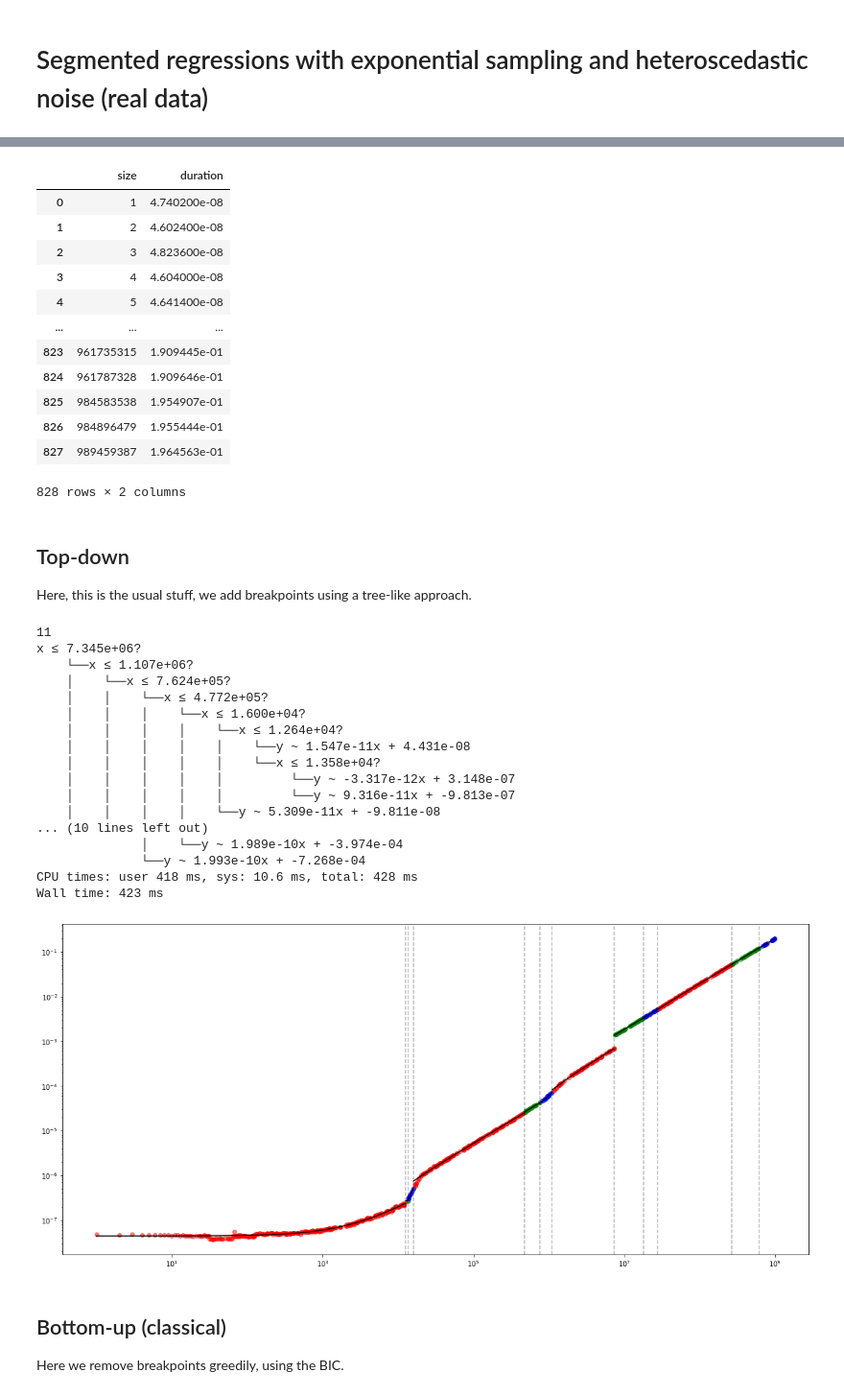
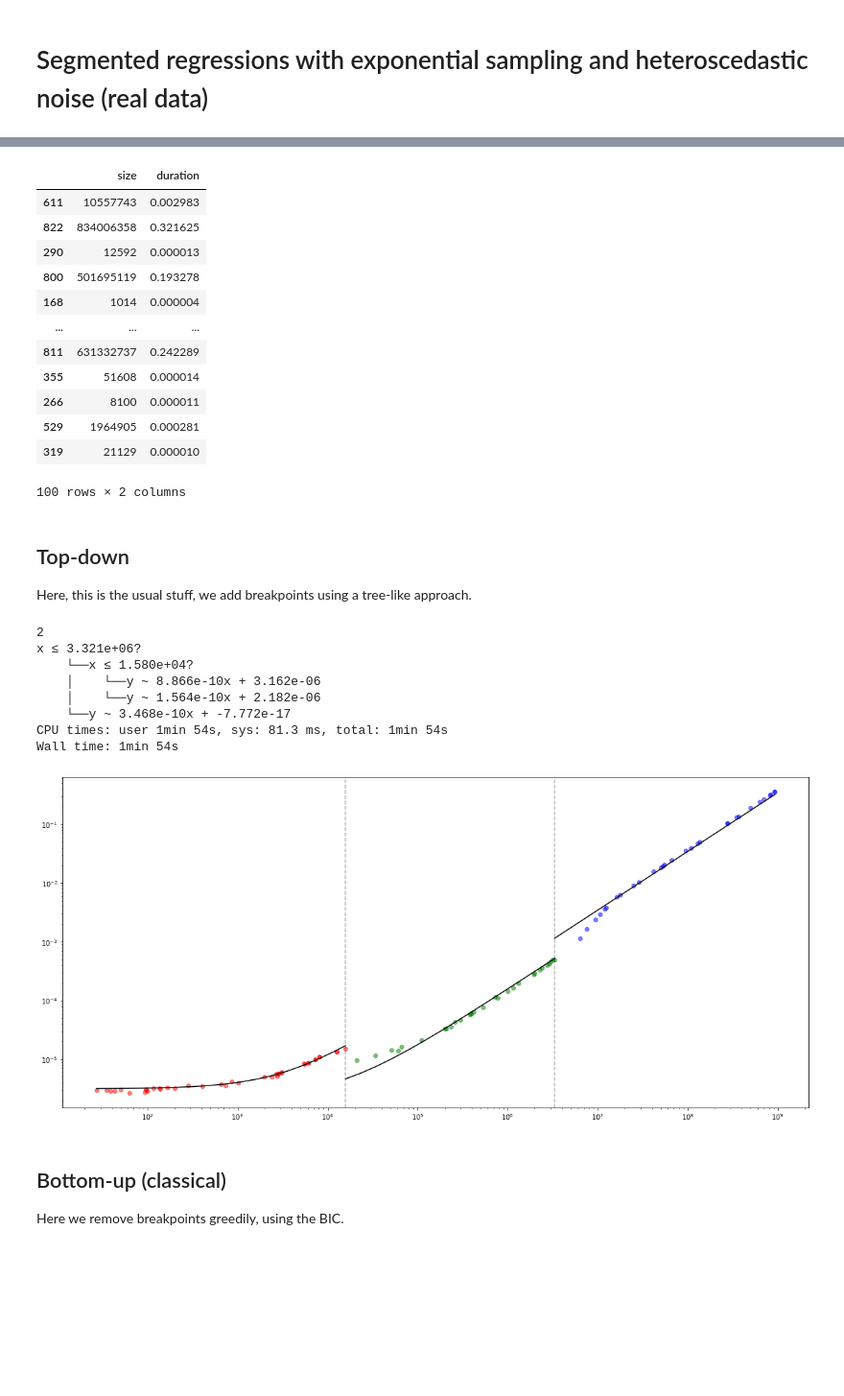
Before and after one commit to Ezibenroc/pycewise, a Jupyter notebook: real_data.ipynb, the cells around one changed output, grey strips where cells are left out. Shown at 96% size. Cells and saved outputs as stored; diff of their text form; code cells hidden in the pictures; blank space fills up the shorter version.

Commit message:
Run the real-data notebook with the log regression

```diff
--- a/real_data.ipynb
+++ b/real_data.ipynb
@@ -16,51 +16,42 @@ print(__git_version__)
 # %%
 import pandas
-df = pandas.read_csv('test_data/memcpy.csv')
-df = df.groupby('size').mean().reset_index()
+df = pandas.read_csv('test_data/pingpong_loopback.csv')
+df = df.groupby('size').mean().reset_index().sample(n=100, random_state=42)  # we take only 100 points to have a shorter duration
 df
 # %% [output]
 |  | size | duration |
-| 0 | 1 | 4.740200e-08 |
-| 1 | 2 | 4.602400e-08 |
-| 2 | 3 | 4.823600e-08 |
-| 3 | 4 | 4.604000e-08 |
-| 4 | 5 | 4.641400e-08 |
+| 611 | 10557743 | 0.002983 |
+| 822 | 834006358 | 0.321625 |
+| 290 | 12592 | 0.000013 |
+| 800 | 501695119 | 0.193278 |
+| 168 | 1014 | 0.000004 |
 | ... | ... | ... |
-| 823 | 961735315 | 1.909445e-01 |
-| 824 | 961787328 | 1.909646e-01 |
-| 825 | 984583538 | 1.954907e-01 |
-| 826 | 984896479 | 1.955444e-01 |
-| 827 | 989459387 | 1.964563e-01 |
+| 811 | 631332737 | 0.242289 |
+| 355 | 51608 | 0.000014 |
+| 266 | 8100 | 0.000011 |
+| 529 | 1964905 | 0.000281 |
+| 319 | 21129 | 0.000010 |
-828 rows × 2 columns
+100 rows × 2 columns
 # %% [markdown]
 ## Top-down
 
 Here, this is the usual stuff, we add breakpoints using a tree-like approach.
 # %%
 %%time
-reg = compute_regression(df['size'], df['duration'])
+reg = compute_regression(df['size'], df['duration'], mode='log')
 print(len(reg.breakpoints))
 print(reg)
 reg.plot_dataset(log=True)
 # %% [output]
-11
-x ≤ 7.345e+06?
-    └──x ≤ 1.107e+06?
-    │    └──x ≤ 7.624e+05?
-    │    │    └──x ≤ 4.772e+05?
-    │    │    │    └──x ≤ 1.600e+04?
-    │    │    │    │    └──x ≤ 1.264e+04?
-    │    │    │    │    │    └──y ~ 1.547e-11x + 4.431e-08
-    │    │    │    │    │    └──x ≤ 1.358e+04?
-    │    │    │    │    │         └──y ~ -3.317e-12x + 3.148e-07
-    │    │    │    │    │         └──y ~ 9.316e-11x + -9.813e-07
-    │    │    │    │    └──y ~ 5.309e-11x + -9.811e-08
-... (10 lines left out)
-              │    └──y ~ 1.989e-10x + -3.974e-04
-              └──y ~ 1.993e-10x + -7.268e-04
-CPU times: user 418 ms, sys: 10.6 ms, total: 428 ms
-Wall time: 423 ms
+2
+x ≤ 3.321e+06?
+    └──x ≤ 1.580e+04?
+    │    └──y ~ 8.866e-10x + 3.162e-06
+    │    └──y ~ 1.564e-10x + 2.182e-06
+    └──y ~ 3.468e-10x + -7.772e-17
+CPU times: user 1min 54s, sys: 81.3 ms, total: 1min 54s
+Wall time: 1min 54s
-[figure, old version]
+[figure, new version]
 # %% [markdown]
 ## Bottom-up (classical)
 
```
Also changed, not shown: parts of 8 cells of this notebook.
